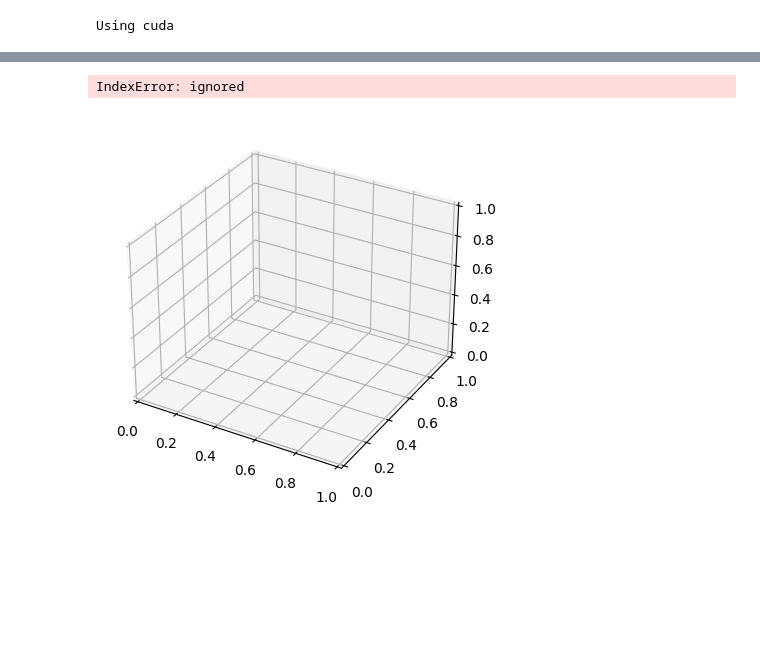
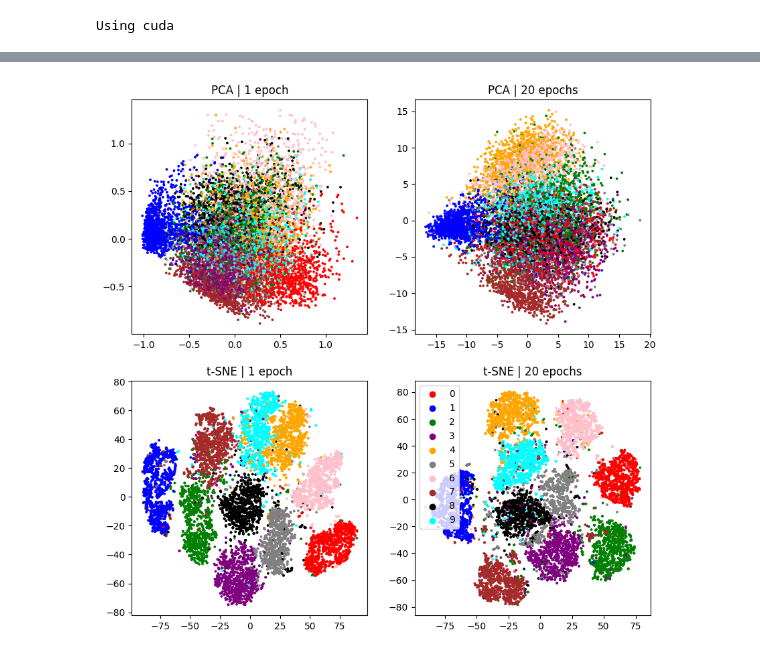
Before and after one commit to IsakLundstrom/D7047E_Exercises_and_Project, a Jupyter notebook: Exercises/E3/E3.ipynb, the cells around one changed output, grey strips where cells are left out. Cells and saved outputs as stored; diff of their text form; code cells hidden in the pictures; blank space fills up the shorter version.

```diff
--- a/Exercises/E3/E3.ipynb
+++ b/Exercises/E3/E3.ipynb
@@ -234,9 +232,30 @@ plot(tSneFeatures2, labels2)
+# %%
+def plot4(features_list, labels, titles):
+    colorList = ['red', 'blue', 'green', 'purple', 'orange', 'gray', 'pink', 'brown', 'black', 'cyan']
+
+    fig, axes = plt.subplots(2, 2, figsize=(10, 10))
+
+    for i, features in enumerate(features_list):
+        colors = [colorList[label] for label in labels]
+
+        row = i // 2
+        col = i % 2
+
+        axes[row, col].scatter(features[:,0], features[:,1], c=colors, s=3)
+        axes[row, col].set_title(titles[i])
+
+    legend = [plt.scatter([], [], c=colorList[i], label=str(i)) for i in range(len(colorList))]
+    plt.legend(handles=legend)
+    plt.show()
+# %%
+plot4([pcaFeatures,pcaFeatures2, tSneFeatures, tSneFeatures2],
+      labels,
+      ["PCA | 1 epoch", "PCA | 20 epochs", "t-SNE | 1 epoch", "t-SNE | 20 epochs"])
+# %% [output]
+[figure, added]
 # %%
-pca3d = PCA(n_components=3)
-pcaFeatures3d = pca3d.fit_transform(features2)
-tSne3d = TSNE(n_components=3)
-tSneFeatures3d = tSne3d.fit_transform(features2)
+#pca3d = PCA(n_components=3)
+#pcaFeatures3d = pca3d.fit_transform(features2)
+#tSne3d = TSNE(n_components=3)
+#tSneFeatures3d = tSne3d.fit_transform(features2)
-# %% [output]
-IndexError: ignored
-[figure, removed]
 # %%
```
Also changed, not shown: parts of 9 cells of this notebook.
